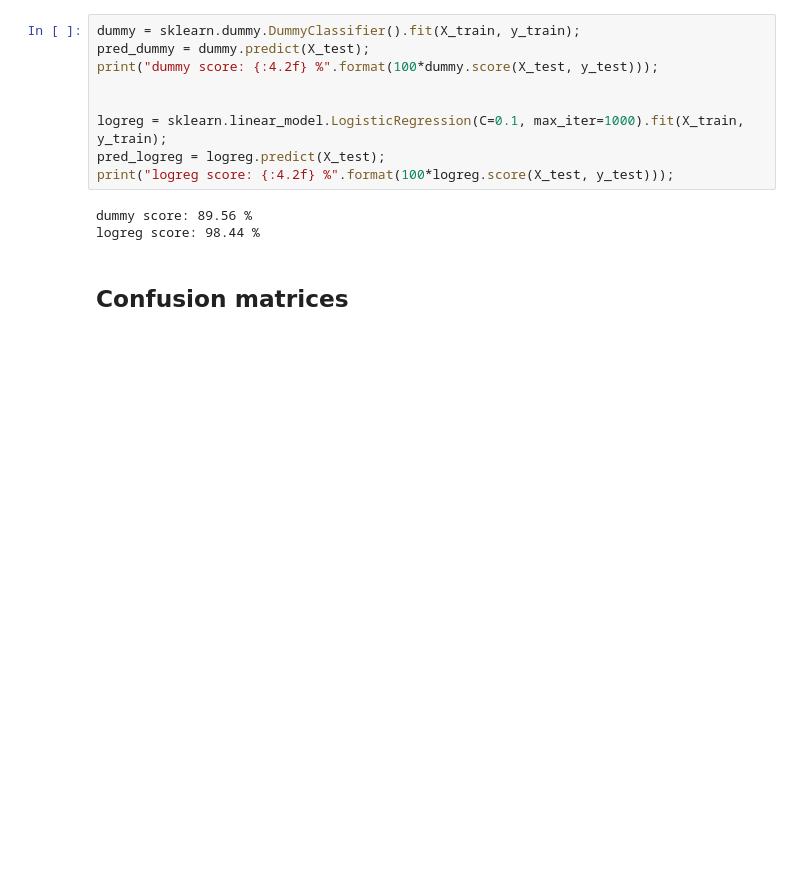
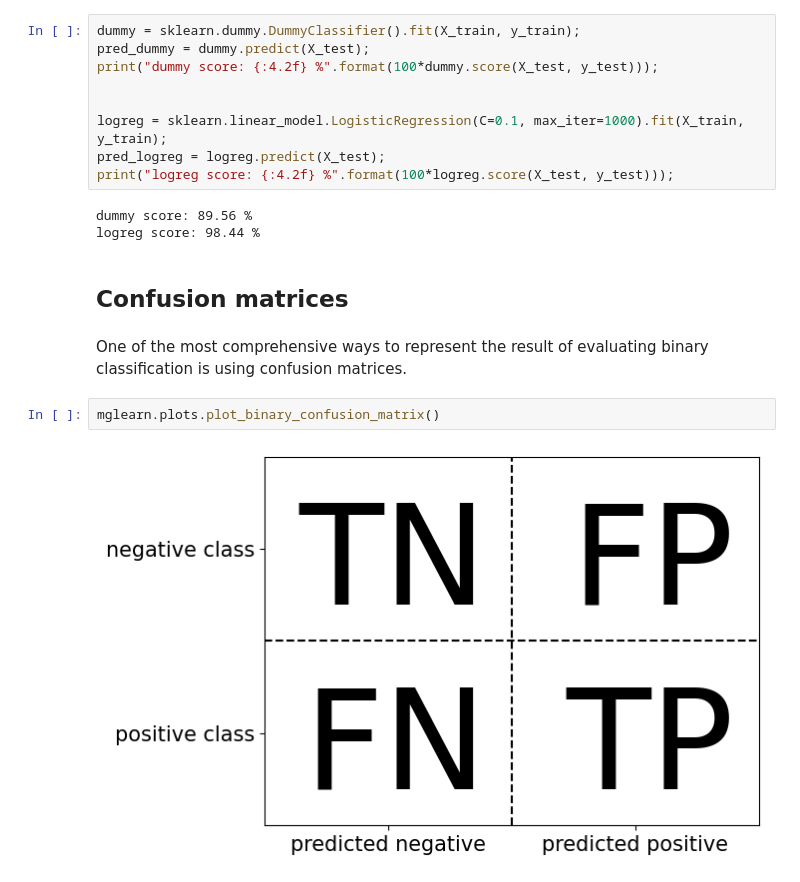
Before and after one commit to WilcoJohn/Progress-ML, a Jupyter notebook: CHP5-ModelEvaluation&Improvement/5.3EvaluationMetrics&Scoring.ipynb, the cells around one changed output. Cells and saved outputs as stored; diff of their text form; blank space fills up the shorter version.

```diff
--- a/CHP5-ModelEvaluation&Improvement/5.3EvaluationMetrics&Scoring.ipynb
+++ b/CHP5-ModelEvaluation&Improvement/5.3EvaluationMetrics&Scoring.ipynb
@@ -75,3 +75,9 @@ dummy score: 89.56 %
 logreg score: 98.44 %
 # %% [markdown]
 ## Confusion matrices
+# %% [markdown]
+One of the most comprehensive ways to represent the result of evaluating binary classification is using confusion matrices.
+# %%
+mglearn.plots.plot_binary_confusion_matrix()
+# %% [output]
+[figure, added]
```
Also changed, not shown: parts of 2 cells of this notebook.
